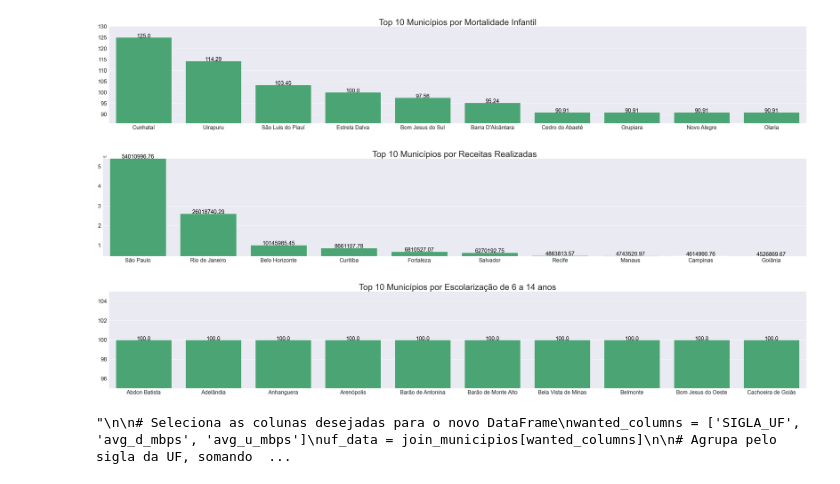
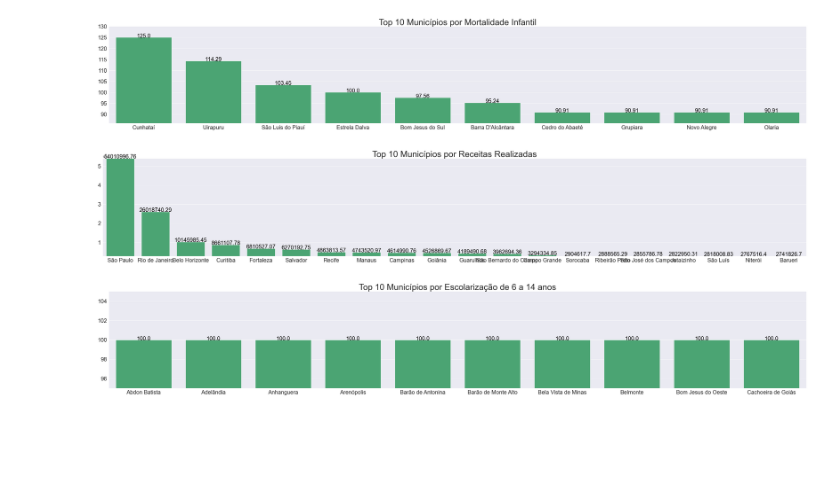
Before and after one commit to JFA000/Speedtest-Analysis, a Jupyter notebook: Speedtest_Analysis.ipynb, the cells around one changed output. Drawn from its saved outputs; the diff is of its cells as text; code cells hidden in the pictures; blank space fills up the shorter version.

Commit message:
Atualizando script para gerar saidas mais simples

```diff
--- a/Speedtest_Analysis.ipynb
+++ b/Speedtest_Analysis.ipynb
@@ -332,36 +342,11 @@ plot(municipios, 'Município', 'Mortalidade Infantil (óbitos por mil nascidos v
 [figure]
 # %%
 # Top 10 municípios por receitas realizadas (Receitas Realizadas (R$ mil) (2017))
-plot(municipios, 'Município', 'Receitas Realizadas (R$ mil) (2017)', 'Top 10 Municípios por Receitas Realizadas', 10)
+plot(municipios, 'Município', 'Receitas Realizadas (R$ mil) (2017)', 'Top 10 Municípios por Receitas Realizadas', 20)
 # %% [output]
-[figure, old version]
+[figure, new version]
 # %%
 # Top 10 municípios por escolarização de 6 a 14 anos (Escolarização (6 a 14 anos) (%) (2010))
 plot(municipios, 'Município', 'Escolarização (6 a 14 anos) (%) (2010)', 'Top 10 Municípios por Escolarização de 6 a 14 anos', 10)
 # %% [output]
 [figure]
-# %%
-#Código antigo
-'''
-# Seleciona as colunas desejadas para o novo DataFrame
-wanted_columns = ['SIGLA_UF', 'avg_d_mbps', 'avg_u_mbps']
-uf_data = join_municipios[wanted_columns]
-
-# Agrupa pelo sigla da UF, somando as velocidades de download e upload
-uf_summary = uf_data.groupby('SIGLA_UF').agg({
-    'avg_d_mbps': 'mean',
-    'avg_u_mbps': 'mean'
-}).reset_index()
-
-print(uf_summary)
-
-# Plot para municípios (média das velocidades)
-plot(municipios, 'NM_MUN', 'avg_d_mbps', 'Média de Velocidade de Download por Município') São + 5000 - pensar em uma maneira de visualizar
-plot(municipios, 'NM_MUN', 'avg_u_mbps', 'Média de Velocidade de Upload por Município')
-
-# Plot para unidades federativas (soma das velocidades)
-plot(uf_summary, 'SIGLA_UF', 'avg_d_mbps', 'Média das Velocidades de Download por UF', 15)
-plot(uf_summary, 'SIGLA_UF', 'avg_u_mbps', 'Média das Velocidades de Upload por UF', 15)
-'''
-# %% [output]
-"\n\n# Seleciona as colunas desejadas para o novo DataFrame\nwanted_columns = ['SIGLA_UF', 'avg_d_mbps', 'avg_u_mbps']\nuf_data = join_municipios[wanted_columns]\n\n# Agrupa pelo sigla da UF, somando  ...
```
Also changed, not shown: parts of 4 cells of this notebook.
